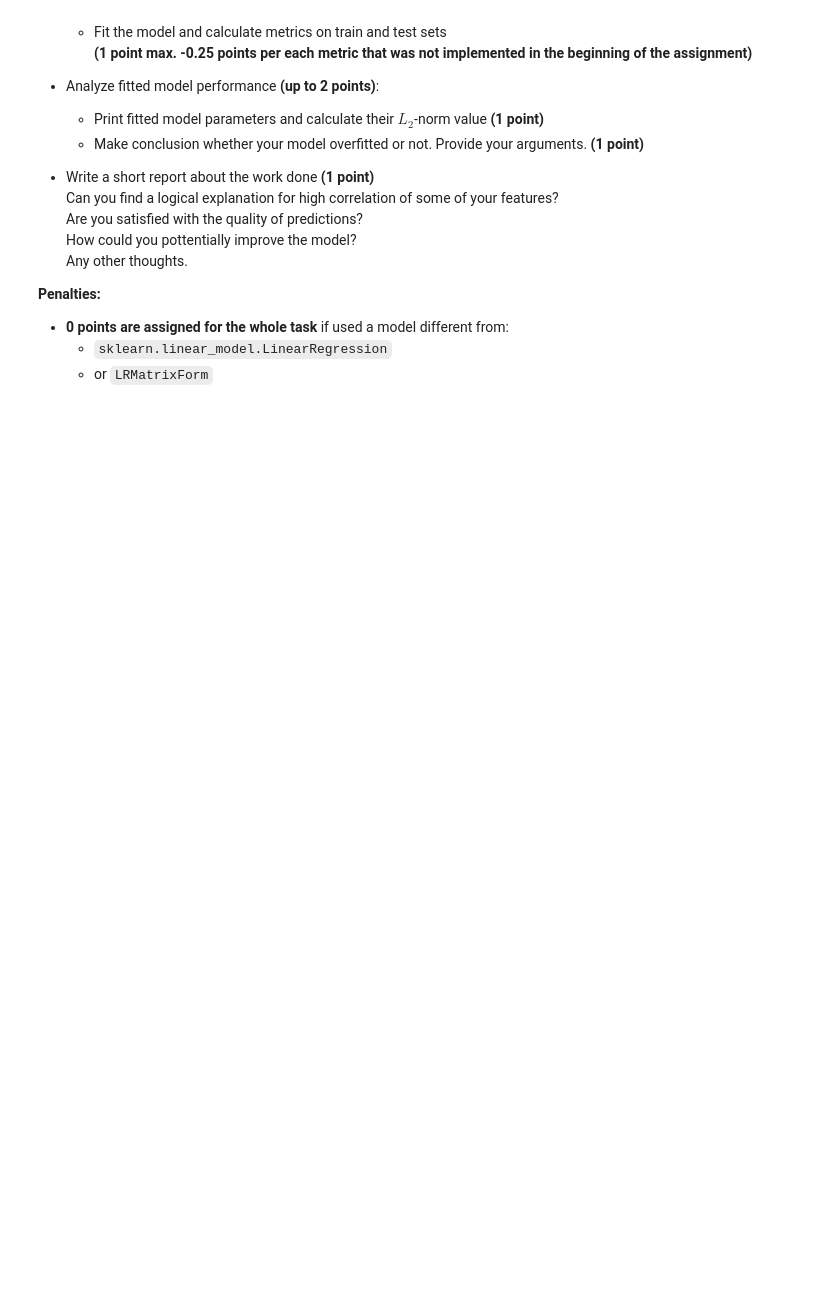
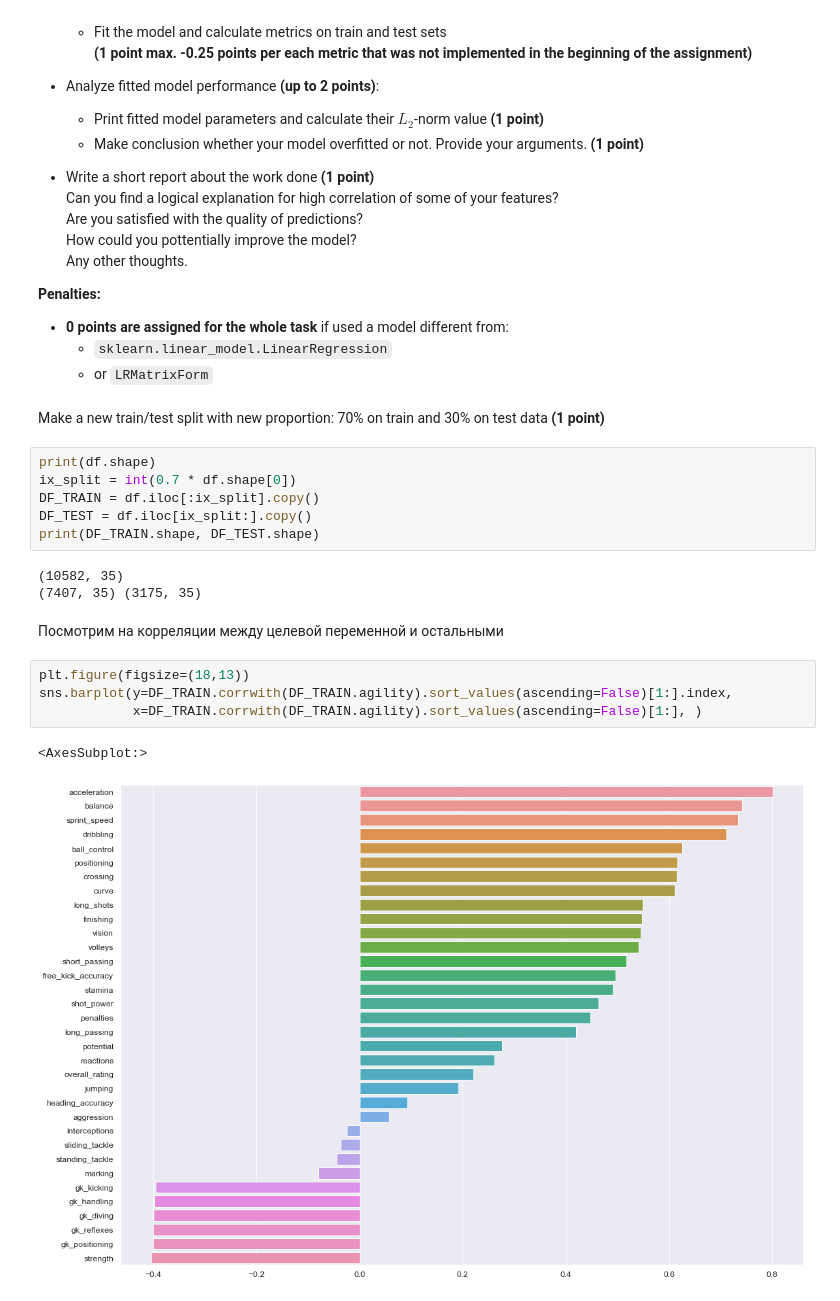
Before and after one commit to Sekai-no-uragawa/RS-School, a Jupyter notebook: 3_Linear_Regression/linear_regression.ipynb, the cells around one changed output. Saved outputs shown, nothing was run; the diff lists cells and outputs as text; blank space fills up the shorter version.

```diff
--- a/3_Linear_Regression/linear_regression.ipynb
+++ b/3_Linear_Regression/linear_regression.ipynb
@@ -1615,3 +1692,23 @@ Steps you need to follow:
 - **0 points are assigned for the whole task** if used a model different from:
     - `sklearn.linear_model.LinearRegression`
     - or `LRMatrixForm`
+# %% [markdown]
+Make a new train/test split with new proportion: 70% on train and 30% on test data **(1 point)**
+# %%
+print(df.shape)
+ix_split = int(0.7 * df.shape[0])
+DF_TRAIN = df.iloc[:ix_split].copy()
+DF_TEST = df.iloc[ix_split:].copy()
+print(DF_TRAIN.shape, DF_TEST.shape)
+# %% [output]
+(10582, 35)
+(7407, 35) (3175, 35)
+# %% [markdown]
+Посмотрим на корреляции между целевой переменной и остальными
+# %%
+plt.figure(figsize=(18,13))
+sns.barplot(y=DF_TRAIN.corrwith(DF_TRAIN.agility).sort_values(ascending=False)[1:].index,
+            x=DF_TRAIN.corrwith(DF_TRAIN.agility).sort_values(ascending=False)[1:], )
+# %% [output]
+<AxesSubplot:>
+[figure, added]
```
Also changed, not shown: parts of 70 cells of this notebook.
